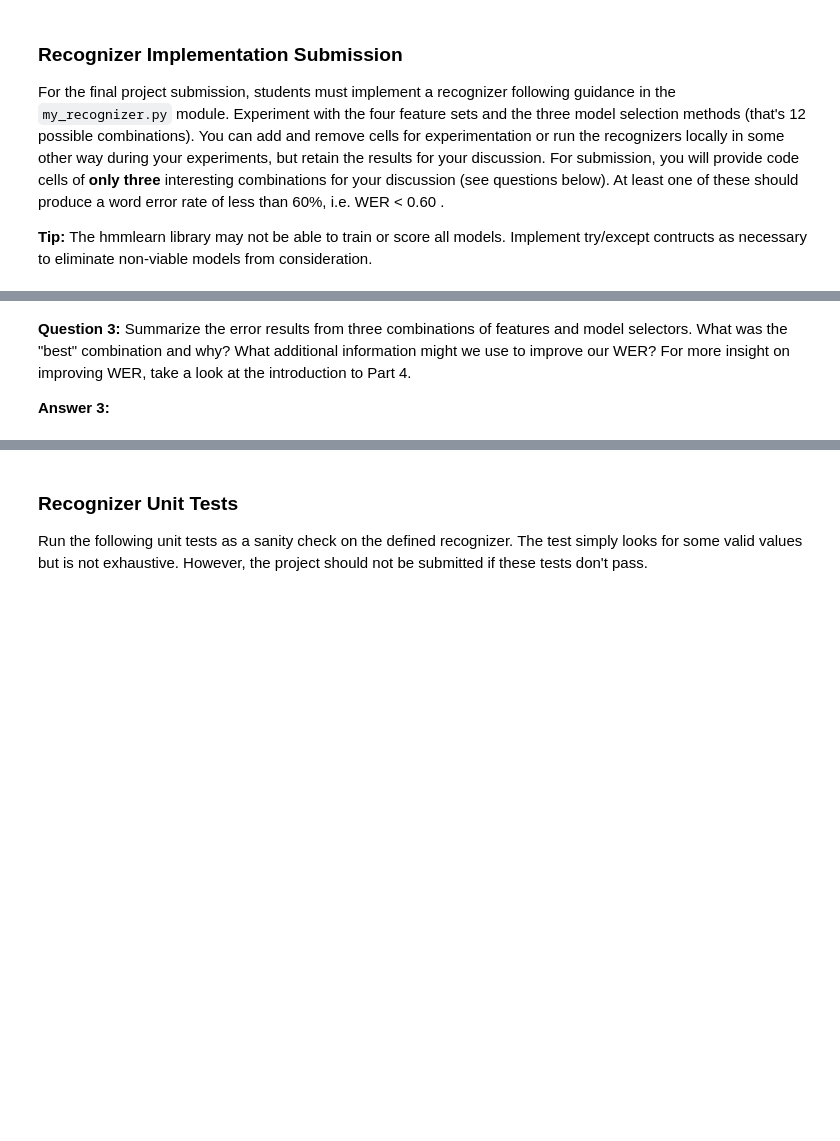
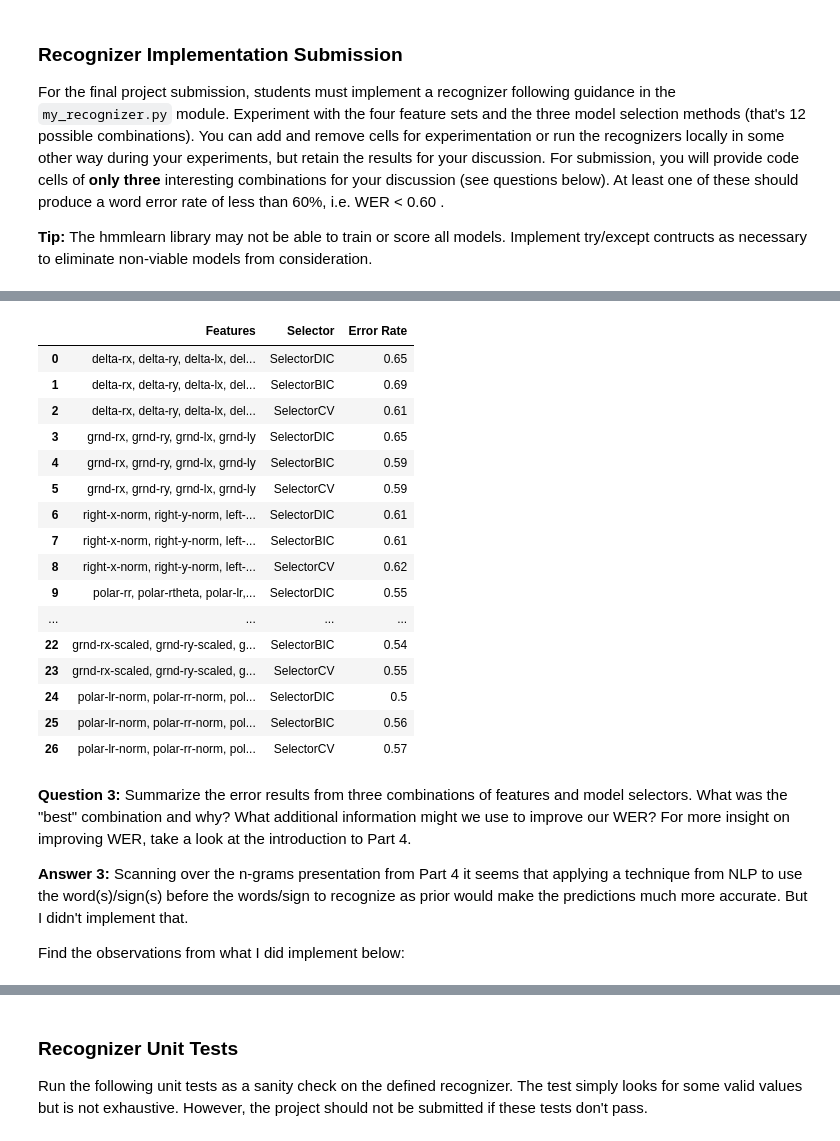
Before and after one commit to marianokamp/AIND-Recognizer, a Jupyter notebook: asl_recognizer.ipynb, the cells around one changed output, grey strips where cells are left out. Drawn from its saved outputs; the diff is of its cells as text; code cells hidden in the pictures; blank space fills up the shorter version.

```diff
--- a/asl_recognizer.ipynb
+++ b/asl_recognizer.ipynb
@@ -636,35 +656,53 @@ For the final project submission, students must implement a recognizer following
 from my_recognizer import recognize
 from asl_utils import show_errors
 # %%
-all_features = [features_custom,
+import seaborn as sns
+
+all_features = [features_delta,
                 features_ground,
                 features_norm,
                 features_polar,
-                features_delta]
+                features_custom2,
+                features_custom,
+                features_raw_scaled,
+                features_ground_scaled,
+                features_custom2 + features_ground_scaled]
+#all_features = [features_custom]
+
 all_selectors = [SelectorDIC, SelectorBIC, SelectorCV]
 
-def run_validation(feature_sets, selectors, run_name):
+def run_validation(feature_sets, selectors, run_name, verbose=True):
+
+    if verbose:
+        print("**************************************************************")
+        print("*** Look at the bottom of the console output for a summary ***")
+        print("**************************************************************")
 
     results = [] # (features, selector, error_rate)
-
+    total_runs = len(feature_sets) * len(selectors)
+    run_count = 0
 
     for features in feature_sets:
         for selector in selectors:
 
-            print("\n=================")
-            print(selector, features)
-            print("=================")
+            run_count += 1
+            if verbose:
+                print("\n=================(", run_count, "/", total_runs, ")")
+                print(selector, features)
+                print("=================")
 
             models = train_all_words(features, selector)
             test_set = asl.build_test(features)
             probabilities, guesses = recognize(models, test_set)
-            error_rate = show_errors(guesses, test_set)
-            results.append((str(features), type(selector).__name__, error_rate))
+            error_rate = show_errors(guesses, test_set, verbose)
+            results.append((str(features).strip('[]').replace('\'', ''), selector.__name__, error_rate))
 
+    # Create Excel sheet
     resultsDf = pd.DataFrame(results, columns=['Features', 'Selector', 'Error Rate'])
     writer = pd.ExcelWriter(run_name+".xlsx")
     resultsDf.to_excel(writer, "Results")
     writer.save()
 
-print("run")
-run_validation(all_features, all_selectors, "all")
+    # Create diagram (appears at the *end* of the console output)
+    cm = sns.light_palette("orange", as_cmap=True)
+    return resultsDf.style.background_gradient(cmap=cm).set_precision(2)
@@ -717,4 +709,30 @@ show_errors(guesses, test_set)
+# %%
+results_all = run_validation(all_features, all_selectors, "all")
+results_all
+# %%
+results_all
+# %% [output]
+|  | Features | Selector | Error Rate |
+| 0 | delta-rx, delta-ry, delta-lx, del... | SelectorDIC | 0.65 |
+| 1 | delta-rx, delta-ry, delta-lx, del... | SelectorBIC | 0.69 |
+| 2 | delta-rx, delta-ry, delta-lx, del... | SelectorCV | 0.61 |
+| 3 | grnd-rx, grnd-ry, grnd-lx, grnd-ly | SelectorDIC | 0.65 |
+| 4 | grnd-rx, grnd-ry, grnd-lx, grnd-ly | SelectorBIC | 0.59 |
+| 5 | grnd-rx, grnd-ry, grnd-lx, grnd-ly | SelectorCV | 0.59 |
+| 6 | right-x-norm, right-y-norm, left-... | SelectorDIC | 0.61 |
+| 7 | right-x-norm, right-y-norm, left-... | SelectorBIC | 0.61 |
+| 8 | right-x-norm, right-y-norm, left-... | SelectorCV | 0.62 |
+| 9 | polar-rr, polar-rtheta, polar-lr,... | SelectorDIC | 0.55 |
+| ... | ... | ... | ... |
+| 22 | grnd-rx-scaled, grnd-ry-scaled, g... | SelectorBIC | 0.54 |
+| 23 | grnd-rx-scaled, grnd-ry-scaled, g... | SelectorCV | 0.55 |
+| 24 | polar-lr-norm, polar-rr-norm, pol... | SelectorDIC | 0.5 |
+| 25 | polar-lr-norm, polar-rr-norm, pol... | SelectorBIC | 0.56 |
+| 26 | polar-lr-norm, polar-rr-norm, pol... | SelectorCV | 0.57 |
 # %% [markdown]
 **Question 3:**  Summarize the error results from three combinations of features and model selectors.  What was the "best" combination and why?  What additional information might we use to improve our WER?  For more insight on improving WER, take a look at the introduction to Part 4.
 
 **Answer 3:**
+Scanning over the n-grams presentation from Part 4 it seems that applying a technique from NLP to use the word(s)/sign(s) before the words/sign to recognize as prior would make the predictions much more accurate. But I didn't implement that.
+
+Find the observations from what I did implement below:
```
Also changed, not shown: parts of 31 cells of this notebook, 5 other files.
